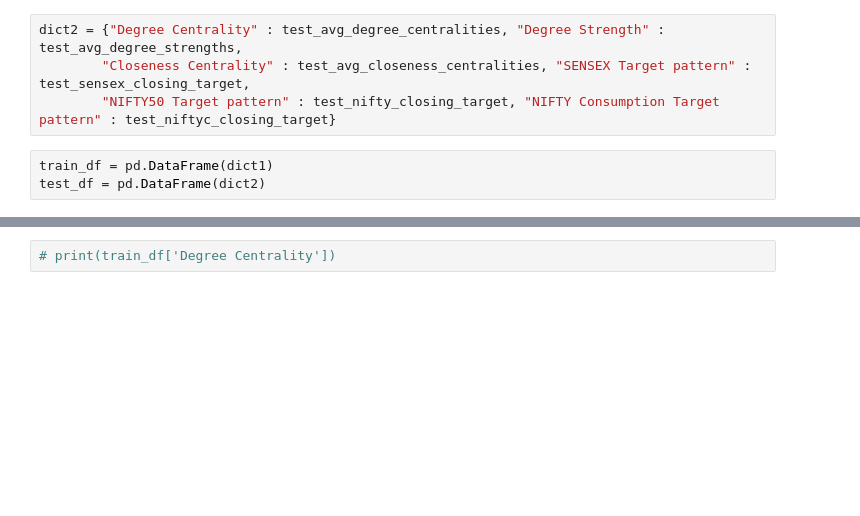
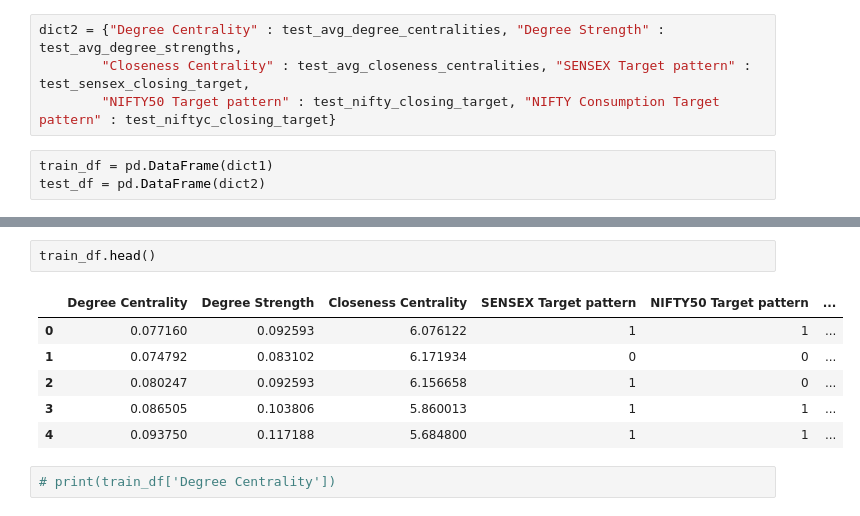
Before and after one commit to shubhamsharma6701/btp, a Jupyter notebook: code/Pattern prediction for long term strategies.ipynb, the cells around one changed output, grey strips where cells are left out. Drawn from its saved outputs; the diff is of its cells as text; blank space fills up the shorter version.

```diff
--- a/code/Pattern prediction for long term strategies.ipynb
+++ b/code/Pattern prediction for long term strategies.ipynb
@@ -646,2 +658,11 @@ print(train_df.size)
+# %%
+train_df.head()
+# %% [output]
+|  | Degree Centrality | Degree Strength | Closeness Centrality | SENSEX Target pattern | NIFTY50 Target pattern | ... |
+| 0 | 0.077160 | 0.092593 | 6.076122 | 1 | 1 | ... |
+| 1 | 0.074792 | 0.083102 | 6.171934 | 0 | 0 | ... |
+| 2 | 0.080247 | 0.092593 | 6.156658 | 1 | 0 | ... |
+| 3 | 0.086505 | 0.103806 | 5.860013 | 1 | 1 | ... |
+| 4 | 0.093750 | 0.117188 | 5.684800 | 1 | 1 | ... |
 # %%
 # print(train_df['Degree Centrality'])
```
Also changed, not shown: parts of 58 cells of this notebook, 14 other files.
